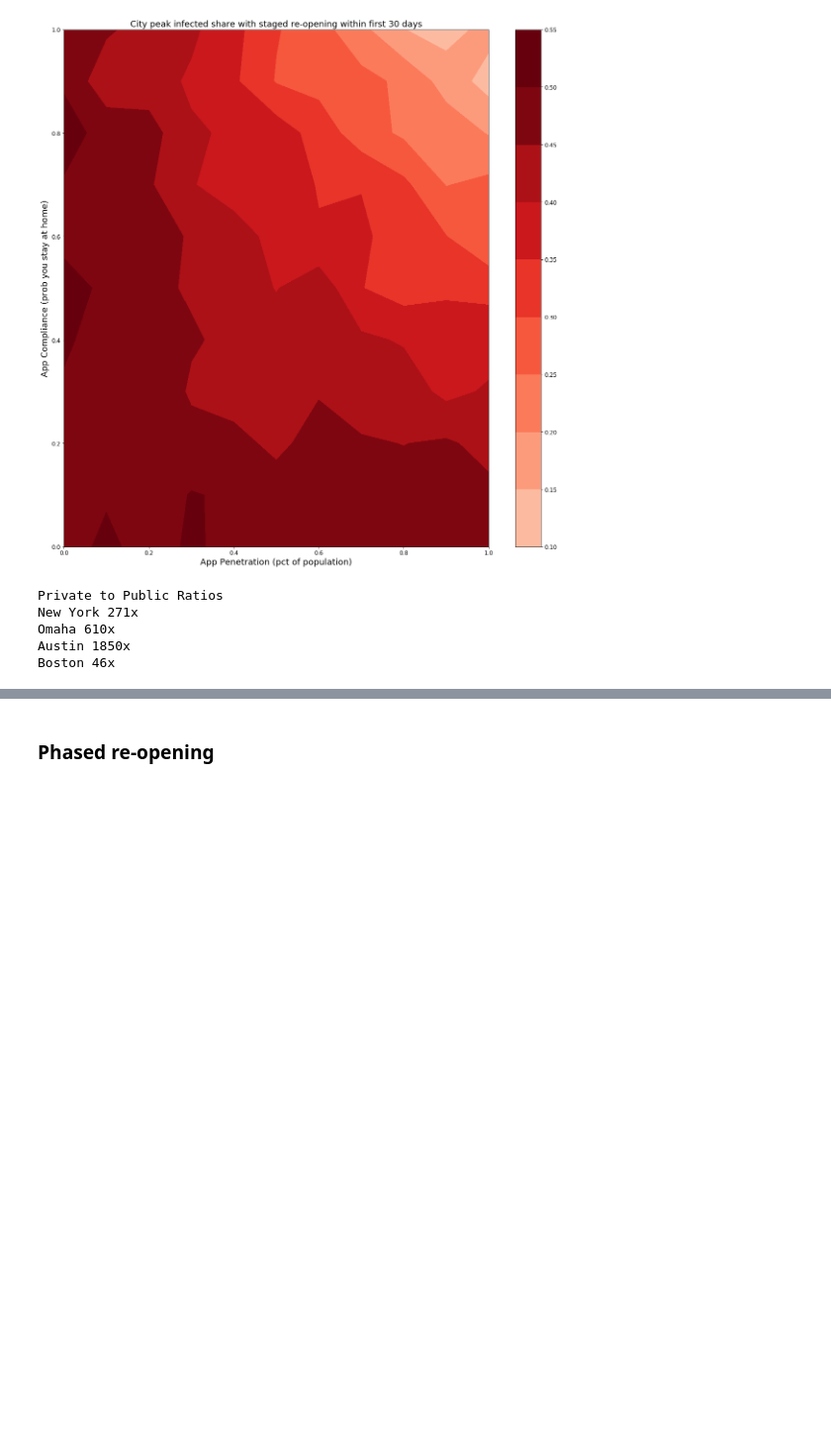
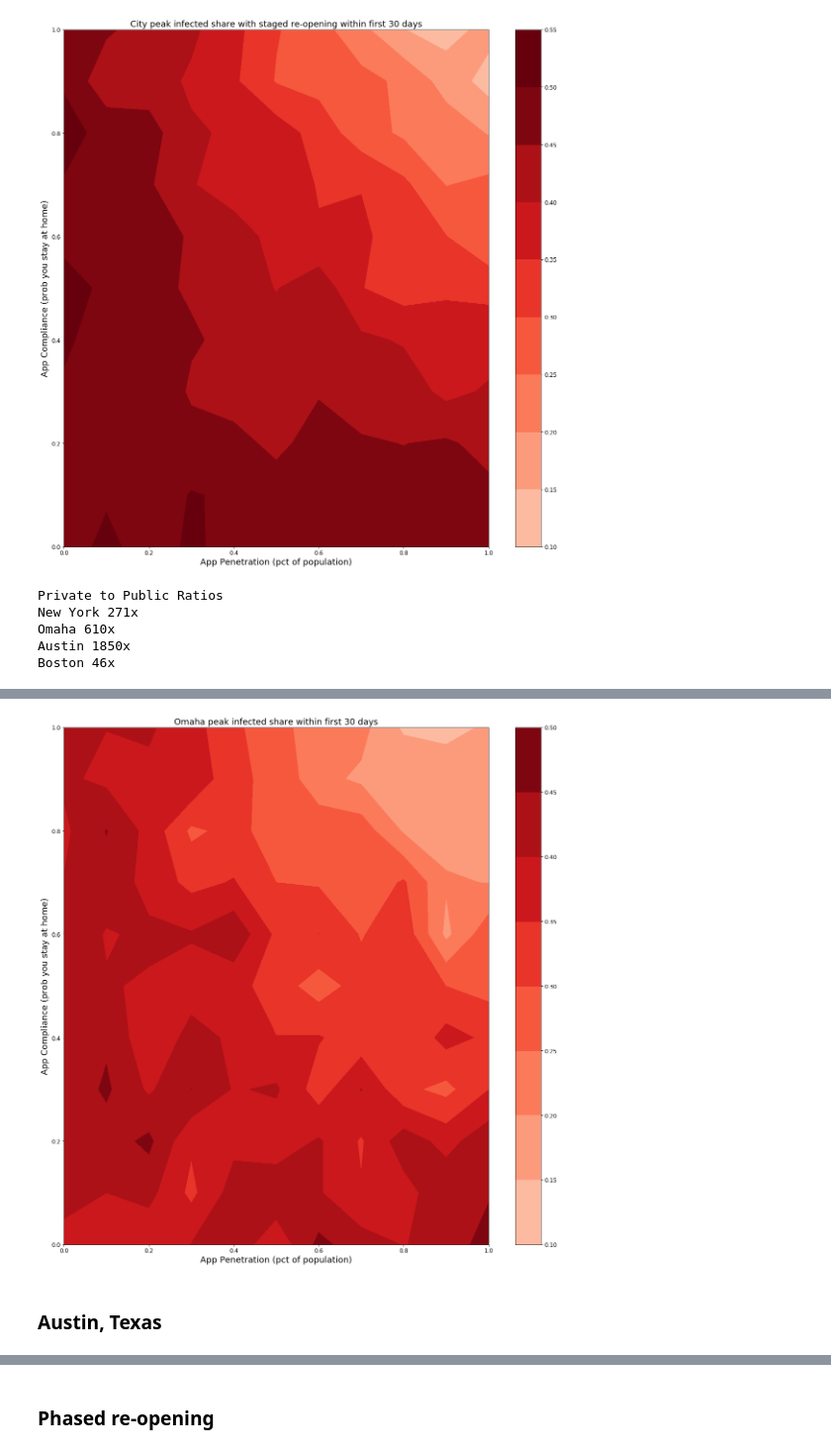
Before and after one commit to TheDigitalFrontier/contact-tracing-simulation, a Jupyter notebook: simulation/ContactTracingSimulation_v9.ipynb, the cells around one changed output, grey strips where cells are left out. Shown at 99% size. Cells and saved outputs as stored; diff of their text form; code cells hidden in the pictures; blank space fills up the shorter version.

```diff
--- a/simulation/ContactTracingSimulation_v9.ipynb
+++ b/simulation/ContactTracingSimulation_v9.ipynb
@@ -819,0 +1008,8 @@ Boston 46x
+# %%
+plot_epi_contour(total_people_array, people_infected_array, app_penetration_grid, ct_compliance_grid,
+                 'App Penetration (pct of population)', 'App Compliance (prob you stay at home)',
+                 f'Omaha peak infected share within first {num_days} days', 'figs/omaha.pdf')
+# %% [output]
+[figure, added]
+# %% [markdown]
+### Austin, Texas
```
Also changed, not shown: parts of 10 cells of this notebook, 4 other files.
